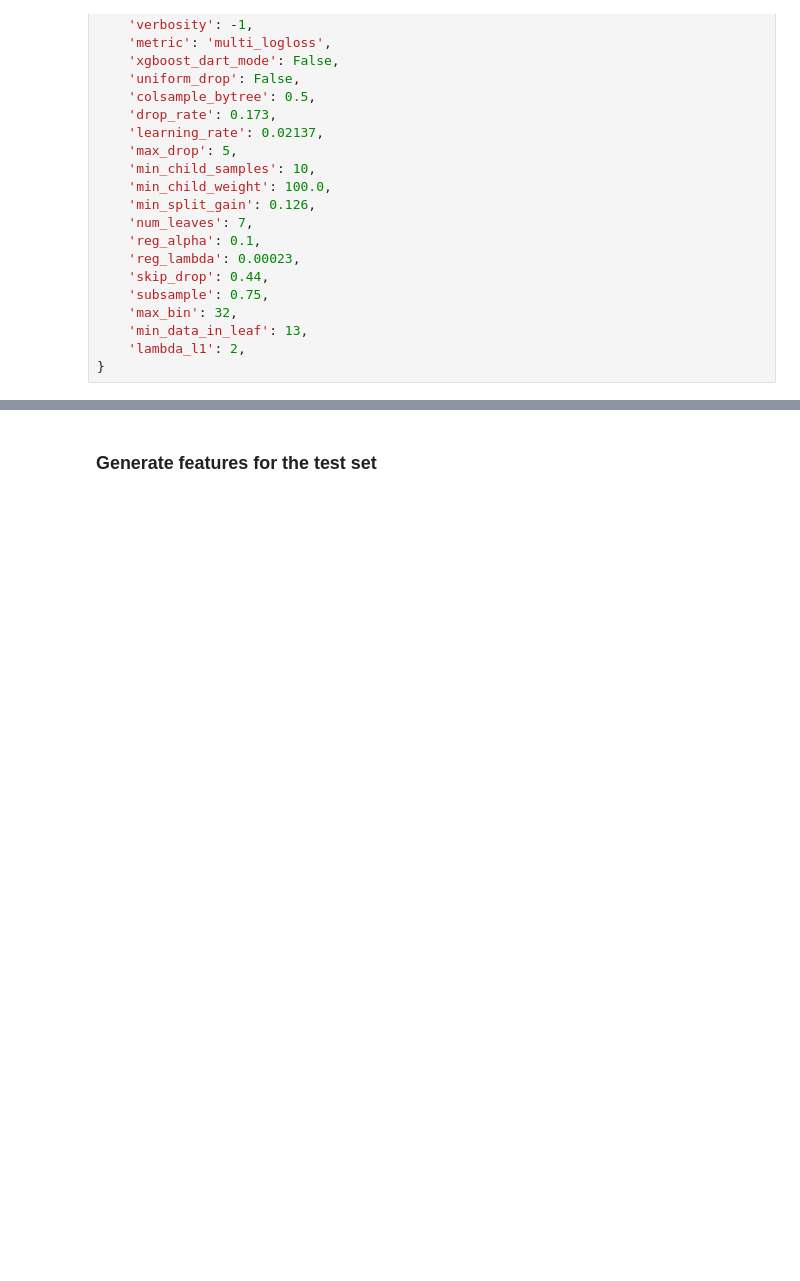
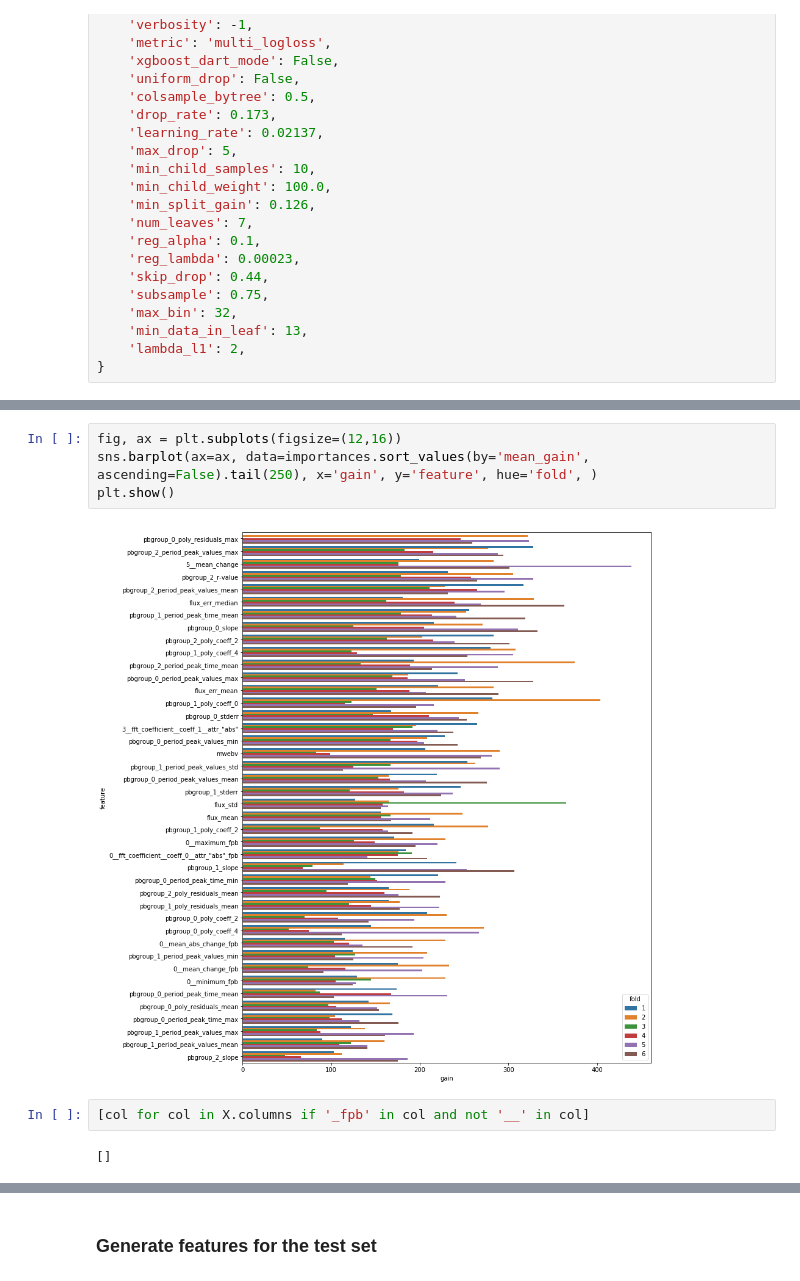
Before and after one commit to kowaalczyk/astronomical-classification, a Jupyter notebook: notebooks/features/Series-Feature-Extraction.ipynb, the cells around one changed output, grey strips where cells are left out. Drawn from its saved outputs; the diff is of its cells as text; blank space fills up the shorter version.

```diff
--- a/notebooks/features/Series-Feature-Extraction.ipynb
+++ b/notebooks/features/Series-Feature-Extraction.ipynb
@@ -222,0 +544,10 @@ plt.show()
+# %%
+fig, ax = plt.subplots(figsize=(12,16))
+sns.barplot(ax=ax, data=importances.sort_values(by='mean_gain', ascending=False).tail(250), x='gain', y='feature', hue='fold', )
+plt.show()
+# %% [output]
+[figure, added]
+# %%
+[col for col in X.columns if '_fpb' in col and not '__' in col]
+# %% [output]
+[]
```
Also changed, not shown: parts of 60 cells of this notebook, 3 other files.
